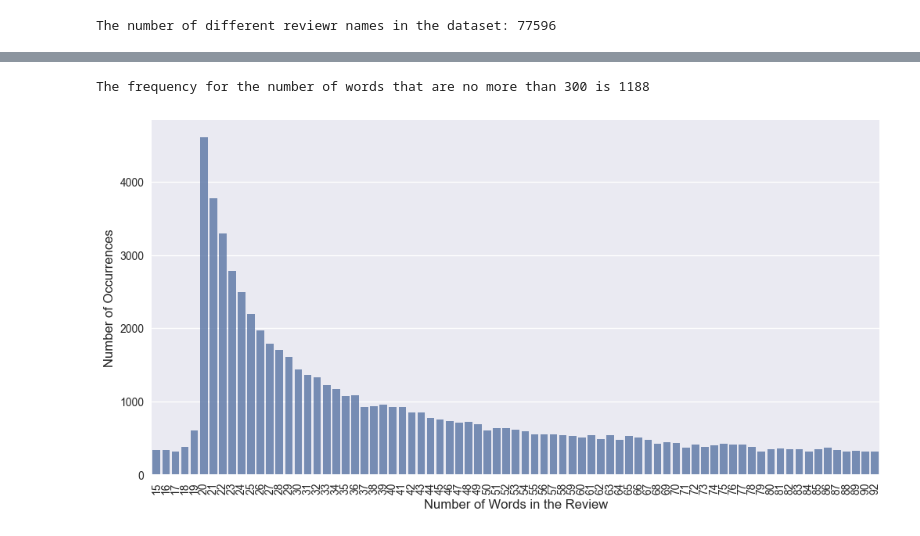
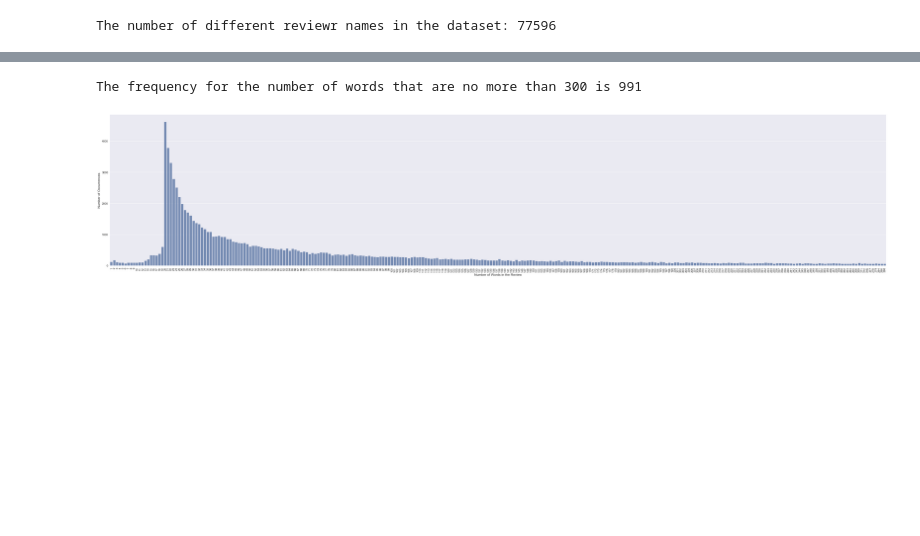
Before and after one commit to RLee12/IMDB-Movie-Recommendation, a Jupyter notebook: Movie Recommendation System.ipynb, the cells around one changed output, grey strips where cells are left out. Cells and saved outputs as stored; diff of their text form; code cells hidden in the pictures; blank space fills up the shorter version.

```diff
--- a/Movie Recommendation System.ipynb
+++ b/Movie Recommendation System.ipynb
@@ -94,19 +96,19 @@ word_count = reviewText_df["number_of_word"].value_counts()
 review_word_count_dict = dict(reviewText_df["number_of_word"].value_counts())
 
 print("The frequency for the number of words that are no more than 300 is {}"
-      .format(len({key: value for key, value in review_word_count_dict.items() if value <= 300})))
+      .format(len({key: value for key, value in review_word_count_dict.items() if value <= 50})))
 # %% [output]
-The frequency for the number of words that are no more than 300 is 1188
+The frequency for the number of words that are no more than 300 is 991
 # %%
-review_word_count_dict = {key: value for key, value in review_word_count_dict.items() if value > 300}
+review_word_count_dict = {key: value for key, value in review_word_count_dict.items() if value > 50}
 # %%
 # Plot the distribution of the number of words for each review.
 
-plt.figure(figsize = (12, 6), dpi = 100)
+plt.figure(figsize = (50, 10))
 sns.barplot(review_word_count_dict.keys(), review_word_count_dict.values(), alpha = 0.8, color = color[0])
 plt.ylabel('Number of Occurrences', fontsize = 12)
 plt.xlabel('Number of Words in the Review', fontsize = 12)
 plt.xticks(rotation = 90)
 plt.show()
 # %% [output]
-[figure, old version]
+[figure, new version]
```
Also changed, not shown: parts of 2 cells of this notebook.
